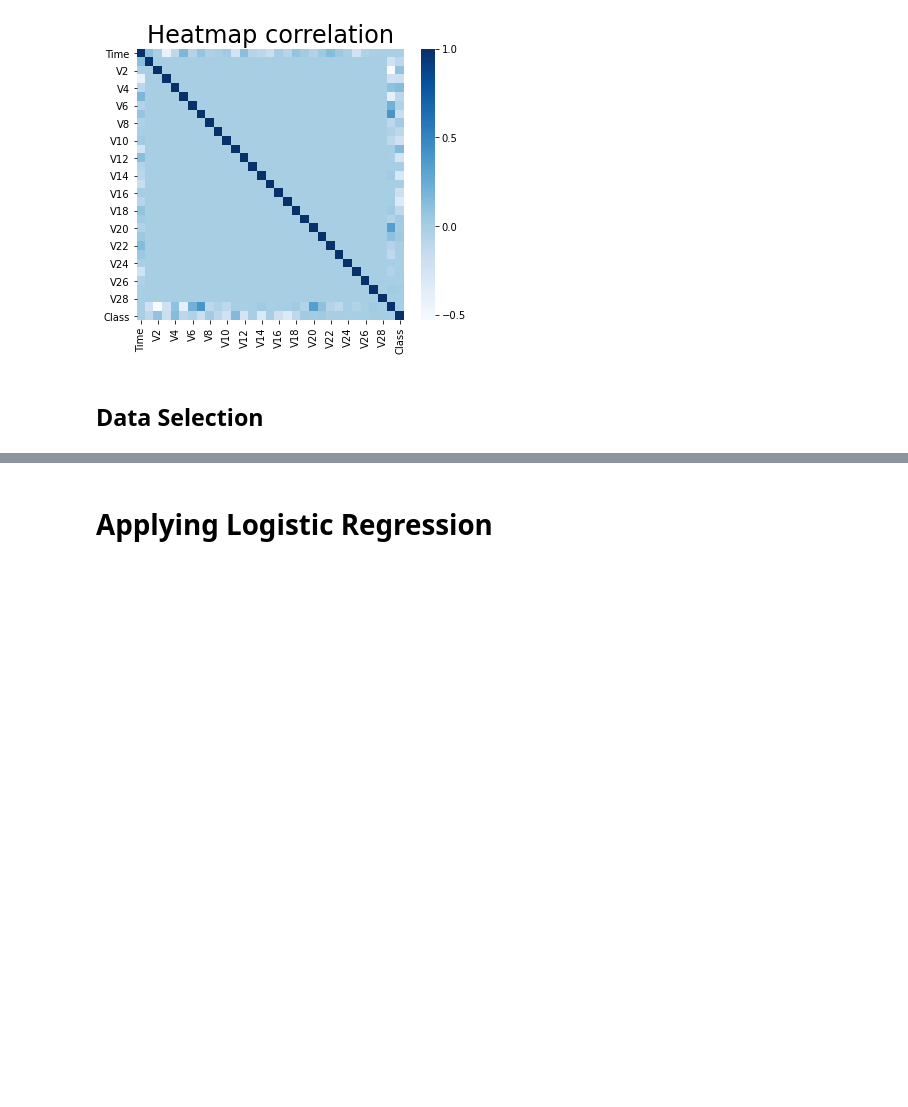
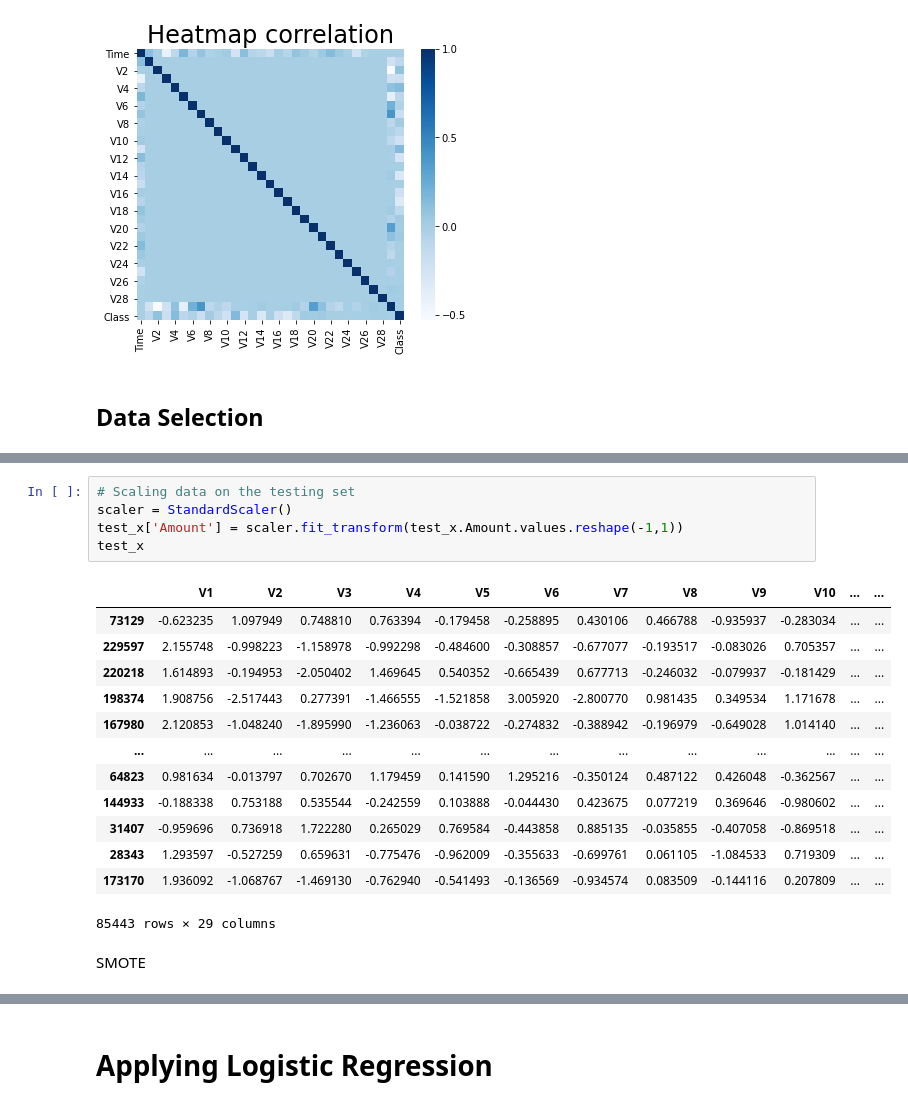
Before and after one commit to arjnmj/ML-Fraud-Detection, a Jupyter notebook: MODEL_1.ipynb, the cells around one changed output, grey strips where cells are left out. Saved outputs shown, nothing was run; the diff lists cells and outputs as text; blank space fills up the shorter version.

```diff
--- a/MODEL_1.ipynb
+++ b/MODEL_1.ipynb
@@ -147,0 +166,21 @@ def plot_confusion_matrix(cm, classes,
+# %%
+# Scaling data on the testing set
+scaler = StandardScaler()
+test_x['Amount'] = scaler.fit_transform(test_x.Amount.values.reshape(-1,1))
+test_x
+# %% [output]
+|  | V1 | V2 | V3 | V4 | V5 | V6 | V7 | V8 | V9 | V10 | ... | ... |
+| 73129 | -0.623235 | 1.097949 | 0.748810 | 0.763394 | -0.179458 | -0.258895 | 0.430106 | 0.466788 | -0.935937 | -0.283034 | ... | ... |
+| 229597 | 2.155748 | -0.998223 | -1.158978 | -0.992298 | -0.484600 | -0.308857 | -0.677077 | -0.193517 | -0.083026 | 0.705357 | ... | ... |
+| 220218 | 1.614893 | -0.194953 | -2.050402 | 1.469645 | 0.540352 | -0.665439 | 0.677713 | -0.246032 | -0.079937 | -0.181429 | ... | ... |
+| 198374 | 1.908756 | -2.517443 | 0.277391 | -1.466555 | -1.521858 | 3.005920 | -2.800770 | 0.981435 | 0.349534 | 1.171678 | ... | ... |
+| 167980 | 2.120853 | -1.048240 | -1.895990 | -1.236063 | -0.038722 | -0.274832 | -0.388942 | -0.196979 | -0.649028 | 1.014140 | ... | ... |
+| ... | ... | ... | ... | ... | ... | ... | ... | ... | ... | ... | ... | ... |
+| 64823 | 0.981634 | -0.013797 | 0.702670 | 1.179459 | 0.141590 | 1.295216 | -0.350124 | 0.487122 | 0.426048 | -0.362567 | ... | ... |
+| 144933 | -0.188338 | 0.753188 | 0.535544 | -0.242559 | 0.103888 | -0.044430 | 0.423675 | 0.077219 | 0.369646 | -0.980602 | ... | ... |
+| 31407 | -0.959696 | 0.736918 | 1.722280 | 0.265029 | 0.769584 | -0.443858 | 0.885135 | -0.035855 | -0.407058 | -0.869518 | ... | ... |
+| 28343 | 1.293597 | -0.527259 | 0.659631 | -0.775476 | -0.962009 | -0.355633 | -0.699761 | 0.061105 | -1.084533 | 0.719309 | ... | ... |
+| 173170 | 1.936092 | -1.068767 | -1.469130 | -0.762940 | -0.541493 | -0.136569 | -0.934574 | 0.083509 | -0.144116 | 0.207809 | ... | ... |
+85443 rows × 29 columns
+# %% [markdown]
+SMOTE
```
Also changed, not shown: parts of 44 cells of this notebook.
